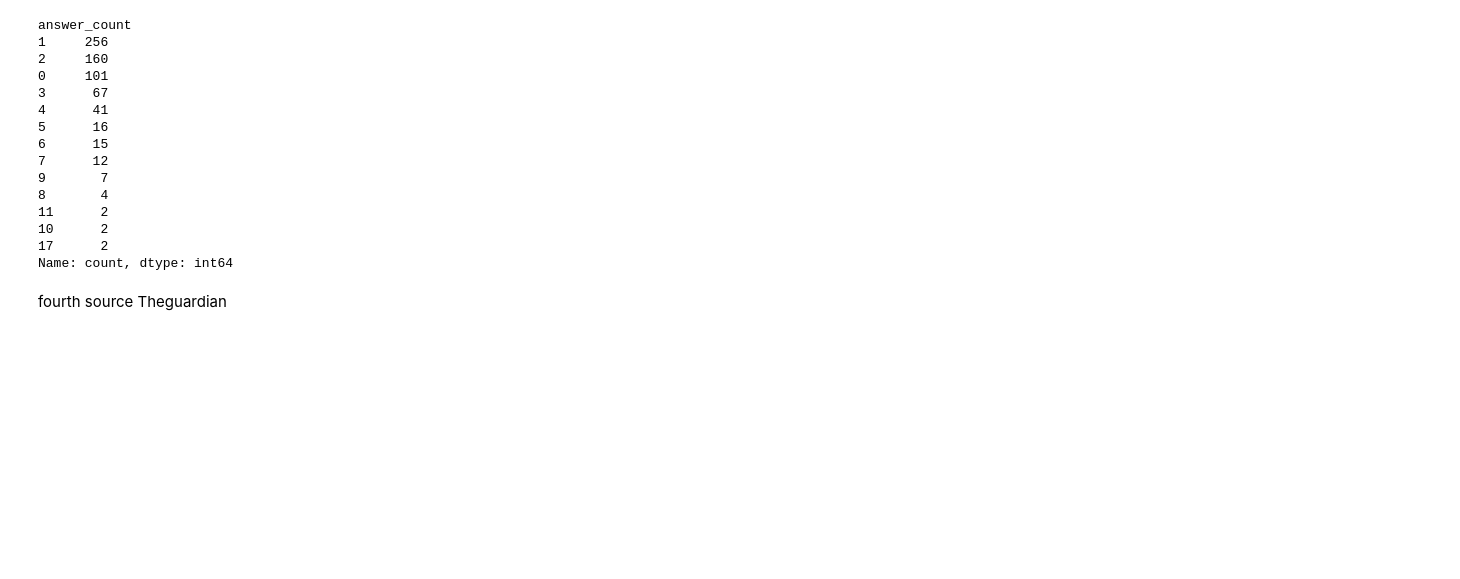
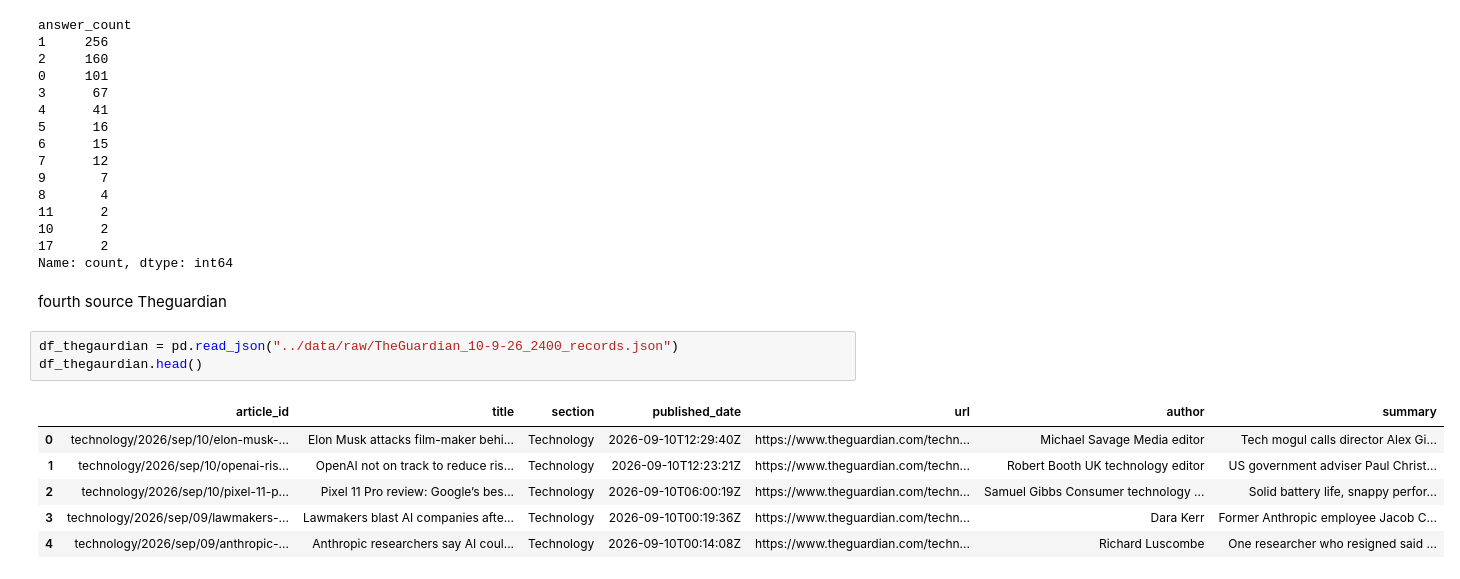
Before and after one commit to AzamAlzahrani/FOMOless, a Jupyter notebook: notebooks/02_profile_clean.ipynb, the cells around one changed output. Drawn from its saved outputs; the diff is of its cells as text; blank space fills up the shorter version.

Commit message:
added stackexchange theguardian towardsdatascience and hacker news and then cleaned them except hackernews

```diff
--- a/notebooks/02_profile_clean.ipynb
+++ b/notebooks/02_profile_clean.ipynb
@@ -495,3 +495,13 @@ answer_count
 Name: count, dtype: int64
 # %% [markdown]
 fourth source Theguardian
+# %%
+df_thegaurdian = pd.read_json("../data/raw/TheGuardian_10-9-26_2400_records.json")
+df_thegaurdian.head()
+# %% [output]
+|  | article_id | title | section | published_date | url | author | summary |
+| 0 | technology/2026/sep/10/elon-musk-... | Elon Musk attacks film-maker behi... | Technology | 2026-09-10T12:29:40Z | https://www.theguardian.com/techn... | Michael Savage Media editor | Tech mogul calls director Alex Gi... |
+| 1 | technology/2026/sep/10/openai-ris... | OpenAI not on track to reduce ris... | Technology | 2026-09-10T12:23:21Z | https://www.theguardian.com/techn... | Robert Booth UK technology editor | US government adviser Paul Christ... |
+| 2 | technology/2026/sep/10/pixel-11-p... | Pixel 11 Pro review: Google’s bes... | Technology | 2026-09-10T06:00:19Z | https://www.theguardian.com/techn... | Samuel Gibbs Consumer technology ... | Solid battery life, snappy perfor... |
+| 3 | technology/2026/sep/09/lawmakers-... | Lawmakers blast AI companies afte... | Technology | 2026-09-10T00:19:36Z | https://www.theguardian.com/techn... | Dara Kerr | Former Anthropic employee Jacob C... |
+| 4 | technology/2026/sep/09/anthropic-... | Anthropic researchers say AI coul... | Technology | 2026-09-10T00:14:08Z | https://www.theguardian.com/techn... | Richard Luscombe | One researcher who resigned said ... |
```
Also changed, not shown: parts of 23 cells of this notebook.
